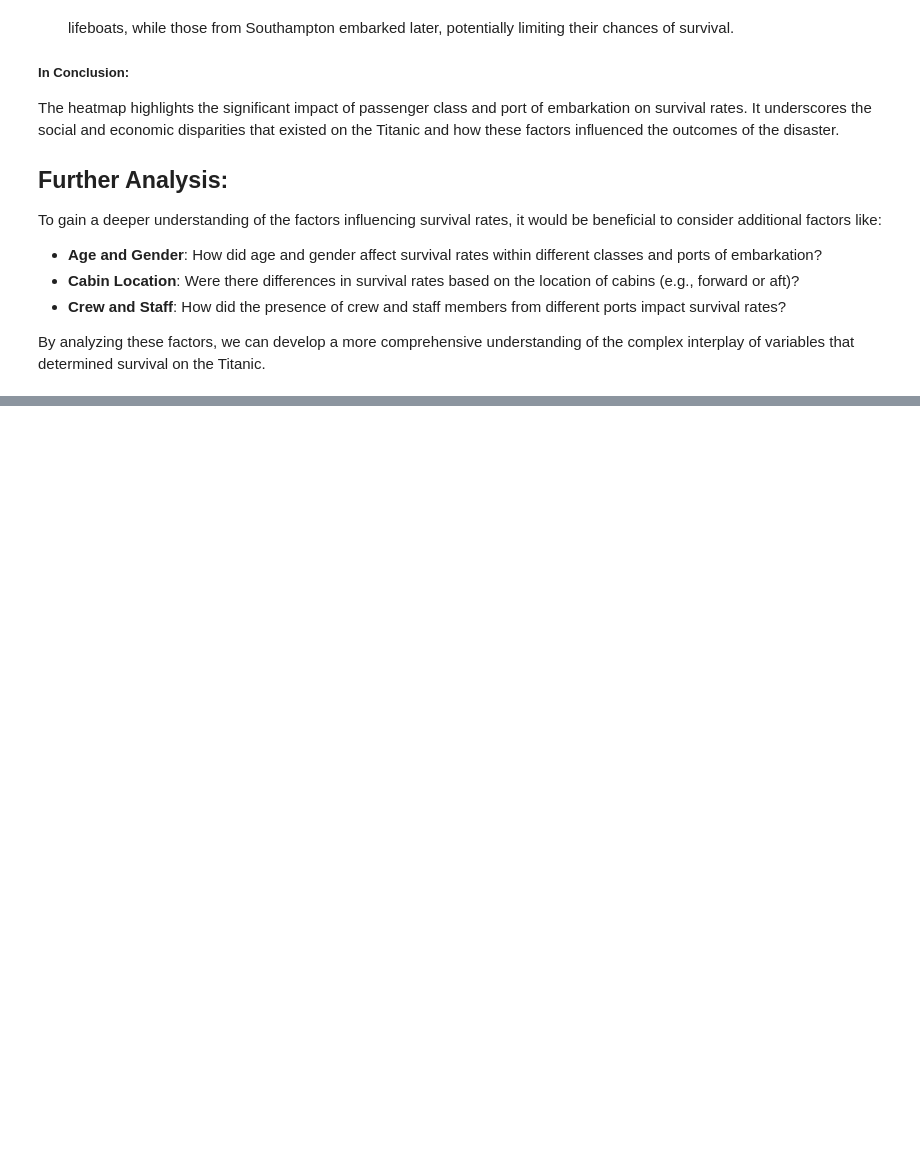
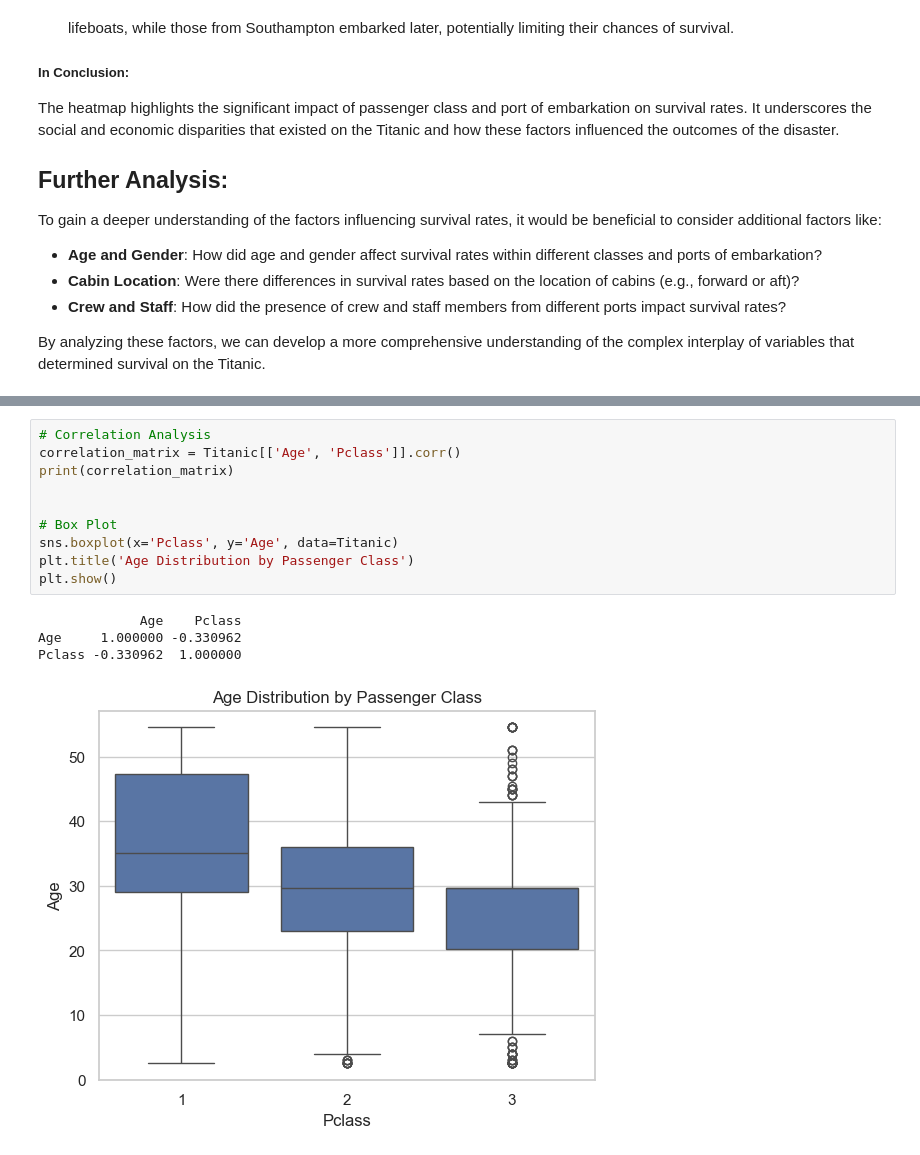
Before and after one commit to SnitTeshome/PRODIGY_DS_02, a Jupyter notebook: Task -02.ipynb, the cells around one changed output, grey strips where cells are left out. Saved outputs shown, nothing was run; the diff lists cells and outputs as text; blank space fills up the shorter version.

```diff
--- a/Task -02.ipynb
+++ b/Task -02.ipynb
@@ -1233,0 +1231,15 @@ By analyzing these factors, we can develop a more comprehensive understanding of
+# %%
+# Correlation Analysis
+correlation_matrix = Titanic[['Age', 'Pclass']].corr()
+print(correlation_matrix)
+
+
+# Box Plot
+sns.boxplot(x='Pclass', y='Age', data=Titanic)
+plt.title('Age Distribution by Passenger Class')
+plt.show()
+# %% [output]
+             Age    Pclass
+Age     1.000000 -0.330962
+Pclass -0.330962  1.000000
+[figure, added]
```
Also changed, not shown: parts of 15 cells of this notebook.
